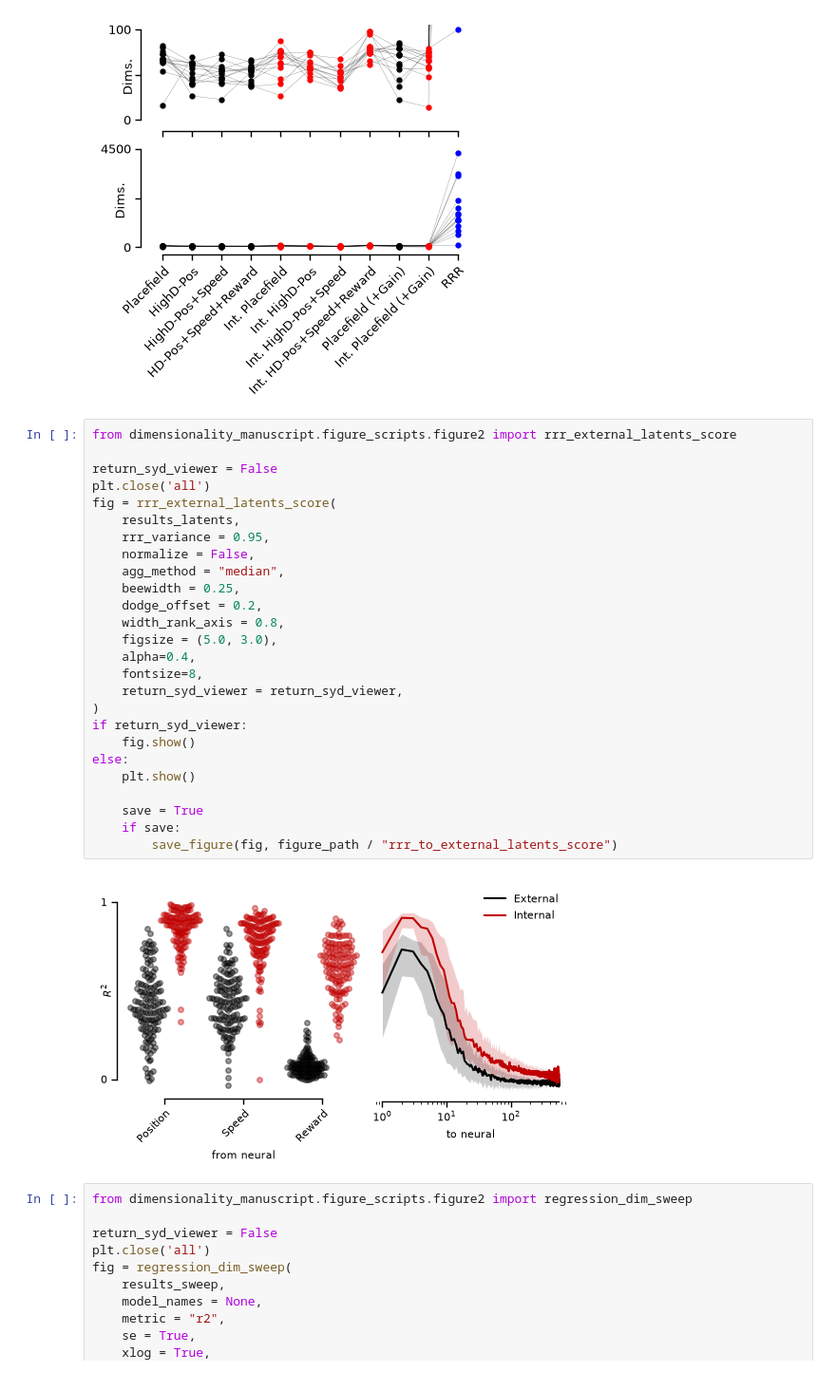
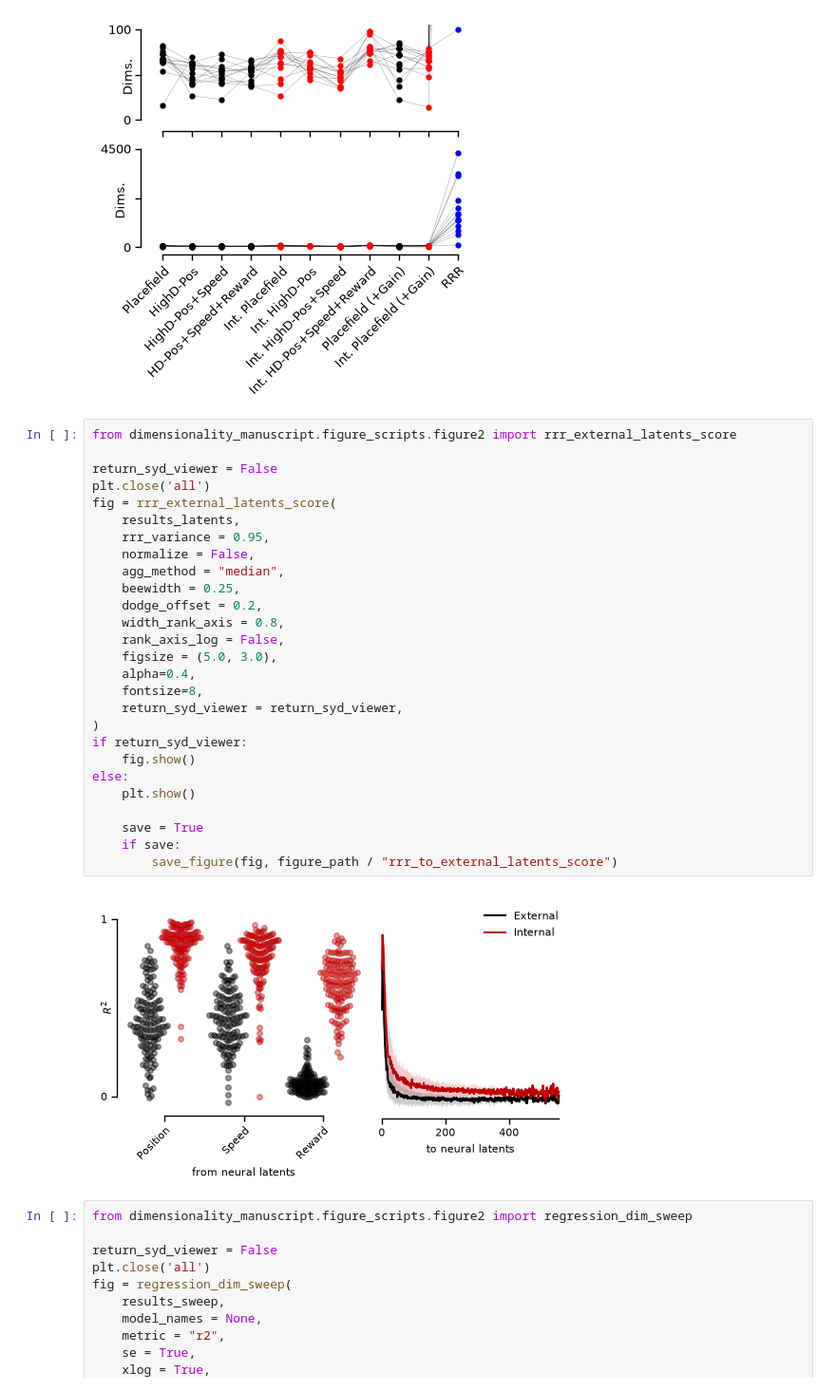
Before and after one commit to landoskape/vrAnalysis, a Jupyter notebook: dimensionality_manuscript/dim_regression_figures.ipynb, the cells around one changed output. Shown at 95% size. Drawn from its saved outputs; the diff is of its cells as text.

Commit message:
figures and plots

```diff
--- a/dimensionality_manuscript/dim_regression_figures.ipynb
+++ b/dimensionality_manuscript/dim_regression_figures.ipynb
@@ -380,31 +380,32 @@ if save:
 # %%
 from dimensionality_manuscript.figure_scripts.figure2 import rrr_external_latents_score
 
 return_syd_viewer = False
 plt.close('all')
 fig = rrr_external_latents_score(
     results_latents,
     rrr_variance = 0.95,
     normalize = False,
     agg_method = "median",
     beewidth = 0.25,
     dodge_offset = 0.2,
     width_rank_axis = 0.8,
+    rank_axis_log = False,
     figsize = (5.0, 3.0),
     alpha=0.4,
     fontsize=8,
     return_syd_viewer = return_syd_viewer,
 )
 if return_syd_viewer:
     fig.show()
 else:
     plt.show()
 
     save = True
     if save:
         save_figure(fig, figure_path / "rrr_to_external_latents_score")
 # %% [output]
-[figure, old version]
+[figure, new version]
 # %%
 from dimensionality_manuscript.figure_scripts.figure2 import regression_dim_sweep
 
```
Also changed, not shown: 5 other files.
